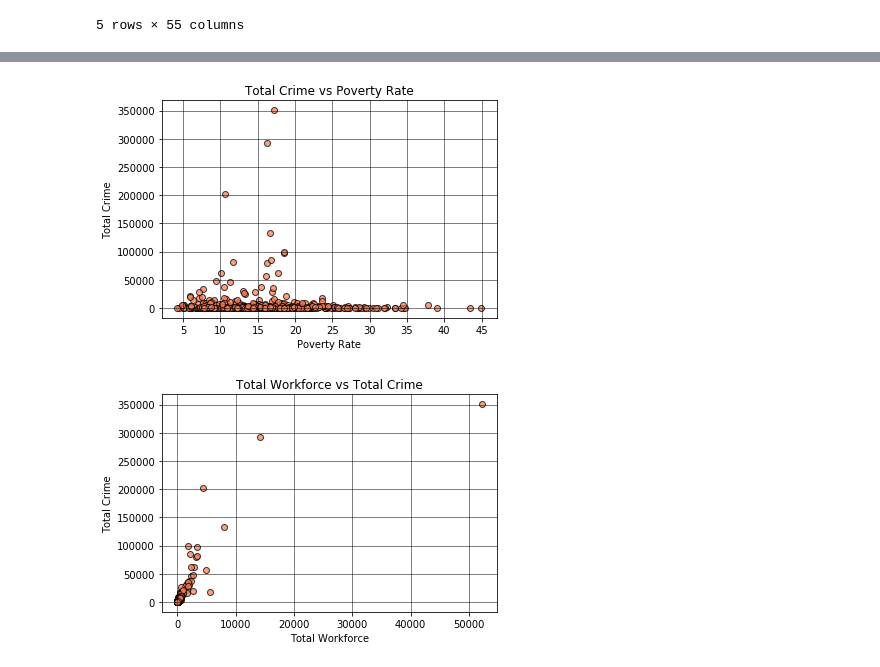
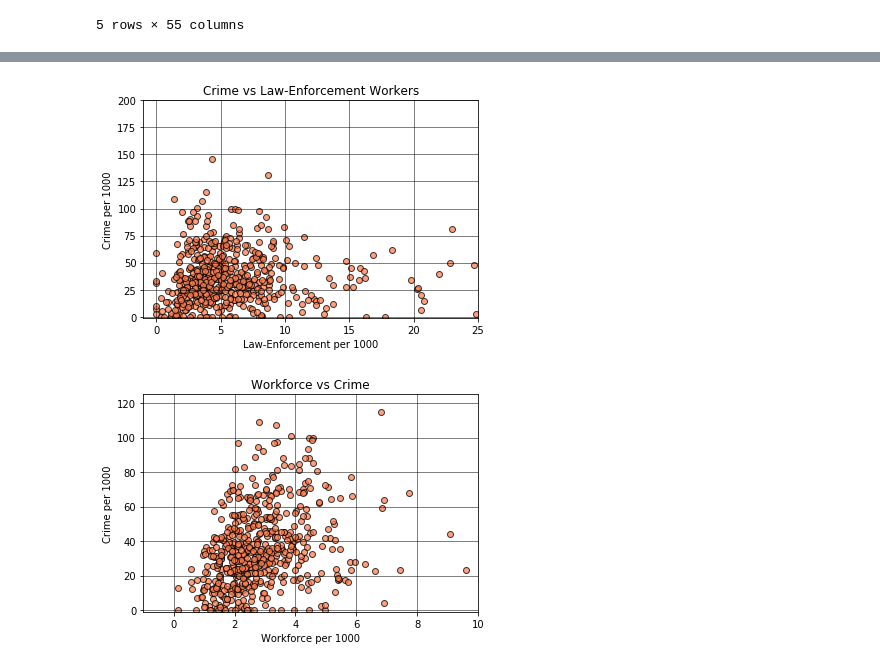
Before and after one commit to swbrummund/Project.01, a Jupyter notebook: Data_Analysis/CreatePlots.ipynb, the cells around one changed output, grey strips where cells are left out. Saved outputs shown, nothing was run; the diff lists cells and outputs as text; code cells hidden in the pictures.

Commit message:
cleaner graphs

```diff
--- a/Data_Analysis/CreatePlots.ipynb
+++ b/Data_Analysis/CreatePlots.ipynb
@@ -52,31 +34,32 @@ dtype: int64
 # %%
 #fbi_census_df
 
 
-x_axis = fbi_census_df["Poverty Rate"]
-y_axis = fbi_census_df["Total Crime"]
+x_axis = fbi_census_df["Law-Enforcement per 1000"]
+y_axis = fbi_census_df["Total Crime"]/fbi_census_df["Population"]*1000
 #size = fbi_census_df["Population"]
 
 
 # Build the scatter plots for each city types
 
 plt.scatter(x_axis,y_axis,facecolors="coral",edgecolors="black",alpha=0.75)
 
 # Incorporate the other graph properties
 
-plt.title("Total Crime vs Poverty Rate")
-plt.xlabel("Poverty Rate")
-plt.ylabel("Total Crime")
-
+plt.title("Crime vs Law-Enforcement Workers")
+plt.xlabel("Law-Enforcement per 1000")
+plt.ylabel("Crime per 1000")
+plt.xlim(-1,25)
+plt.ylim(-1,200)
 
 plt.grid(color="black",linestyle="-",linewidth=0.5)
 # %% [output]
-[figure, old version]
+[figure, new version]
 # %%
 #fbi_census_df
 
-x_axis = fbi_census_df["Total Workforce"]
-y_axis = fbi_census_df["Total Crime"]
+x_axis = fbi_census_df["Total Workforce"]/fbi_census_df["Population"]*1000
+y_axis = fbi_census_df["Total Crime"]/fbi_census_df["Population"]*1000
 #size = fbi_census_df["Population"]
 
 
@@ -86,11 +69,13 @@ plt.scatter(x_axis,y_axis,facecolors="coral",edgecolors="black",alpha=0.75)
 
 # Incorporate the other graph properties
 
-plt.title("Total Workforce vs Total Crime")
-plt.xlabel("Total Workforce")
-plt.ylabel("Total Crime")
+plt.title("Workforce vs Crime")
+plt.xlabel("Workforce per 1000")
+plt.ylabel("Crime per 1000")
+plt.xlim(-1,10)
+plt.ylim(-1,125)
 
 
 plt.grid(color="black",linestyle="-",linewidth=0.5)
 # %% [output]
-[figure, old version]
+[figure, new version]
```
Also changed, not shown: parts of 12 cells of this notebook, 1 other file.
